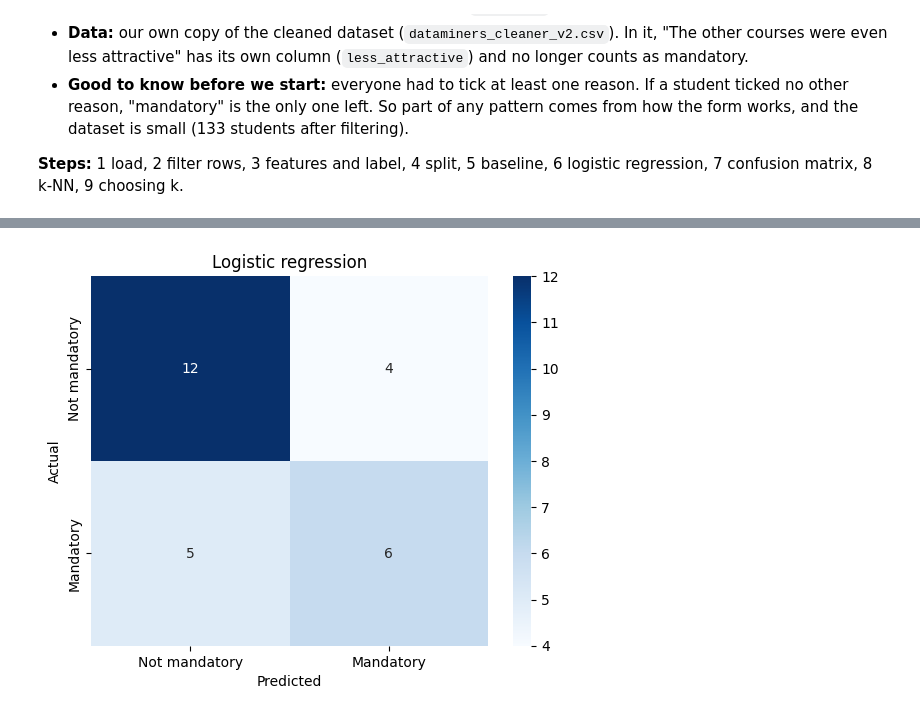
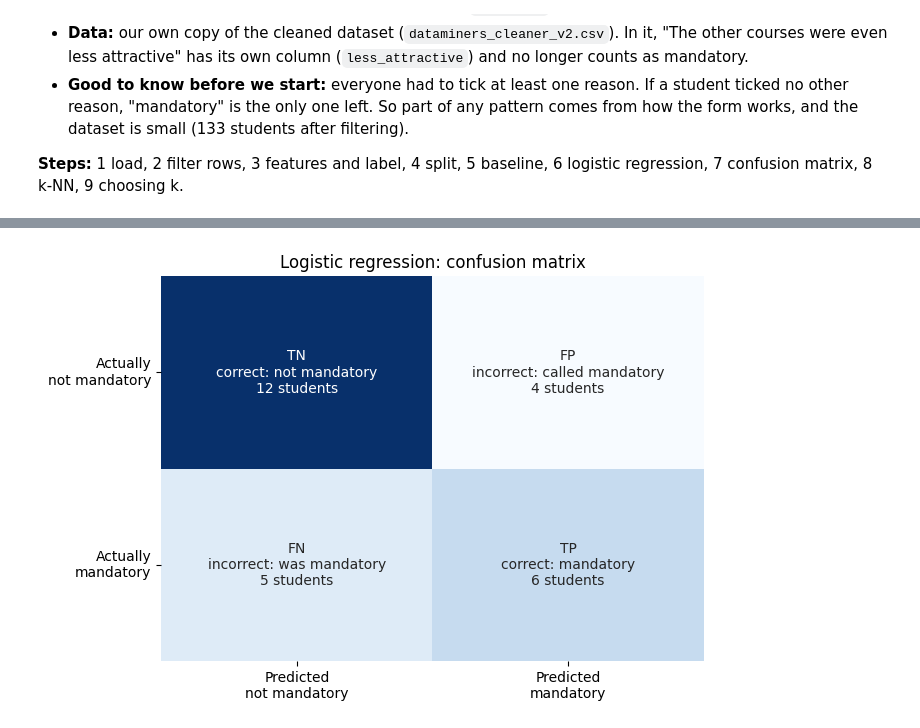
Before and after one commit to hellyhornbek/dmml-group-project, a Jupyter notebook: Assignment 01/Assignment #01 (Dataset)/Hans/question solving/question.ipynb, the cells around one changed output, grey strips where cells are left out. Cells and saved outputs as stored; diff of their text form; code cells hidden in the pictures.

```diff
--- a/Assignment 01/Assignment #01 (Dataset)/Hans/question solving/question.ipynb
+++ b/Assignment 01/Assignment #01 (Dataset)/Hans/question solving/question.ipynb
@@ -18,8 +17,5 @@
 # %%
-# Step 1: Load the data
-# Our own copy of the cleaned dataset: "less attractive" has its own column
-# and is no longer counted as "mandatory". shape = (rows, columns)
 import pandas as pd
 
-df = pd.read_csv("dataminers_cleaner_v2.csv")
+df = pd.read_csv("/Users/hanshornbek/Documents/ITU/3. Semester/Data Mining/DAMML-group -project/Assignment 01/Assignment #01 (Dataset)/cleaned/dataminers_cleaner_v2.csv")
 df.shape
@@ -189,20 +117,23 @@ $$
 # %%
-# Step 7: Confusion matrix for logistic regression, shown as a heatmap
-# Rows = what is actually true, columns = what the model predicted.
-# Top-left = correct "not mandatory" (TN), bottom-right = correct "mandatory" (TP),
-# top-right = false alarms (FP), bottom-left = missed mandatory students (FN).
+# Each box shows its name (TN, FP, FN, TP), what it means and the number of students.
 from sklearn.metrics import confusion_matrix
 import seaborn as sns
 import matplotlib.pyplot as plt
 
 cm = confusion_matrix(y_test, y_pred)
 
-sns.heatmap(cm, annot=True, fmt="d", cmap="Blues",
-            xticklabels=["Not mandatory", "Mandatory"],
-            yticklabels=["Not mandatory", "Mandatory"])
-plt.xlabel("Predicted")
-plt.ylabel("Actual")
-plt.title("Logistic regression")
+# the text written in each of the four boxes
+text = [
+    [f"TN\ncorrect: not mandatory\n{cm[0][0]} students", f"FP\nincorrect: called mandatory\n{cm[0][1]} students"],
+    [f"FN\nincorrect: was mandatory\n{cm[1][0]} students", f"TP\ncorrect: mandatory\n{cm[1][1]} students"],
+]
+
+plt.figure(figsize=(7, 5))
+sns.heatmap(cm, annot=text, fmt="", cmap="Blues", cbar=False,
+            xticklabels=["Predicted\nnot mandatory", "Predicted\nmandatory"],
+            yticklabels=["Actually\nnot mandatory", "Actually\nmandatory"])
+plt.yticks(rotation=0)
+plt.title("Logistic regression: confusion matrix")
 plt.show()
 # %% [output]
-[figure, old version]
+[figure, new version]
```
Also changed, not shown: parts of 22 cells of this notebook, 1 other file.
